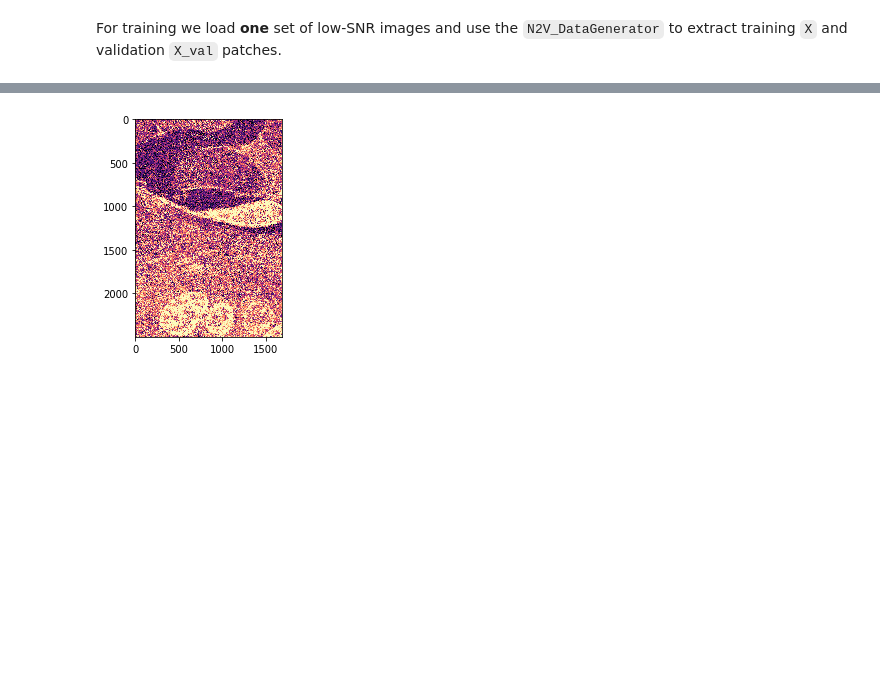
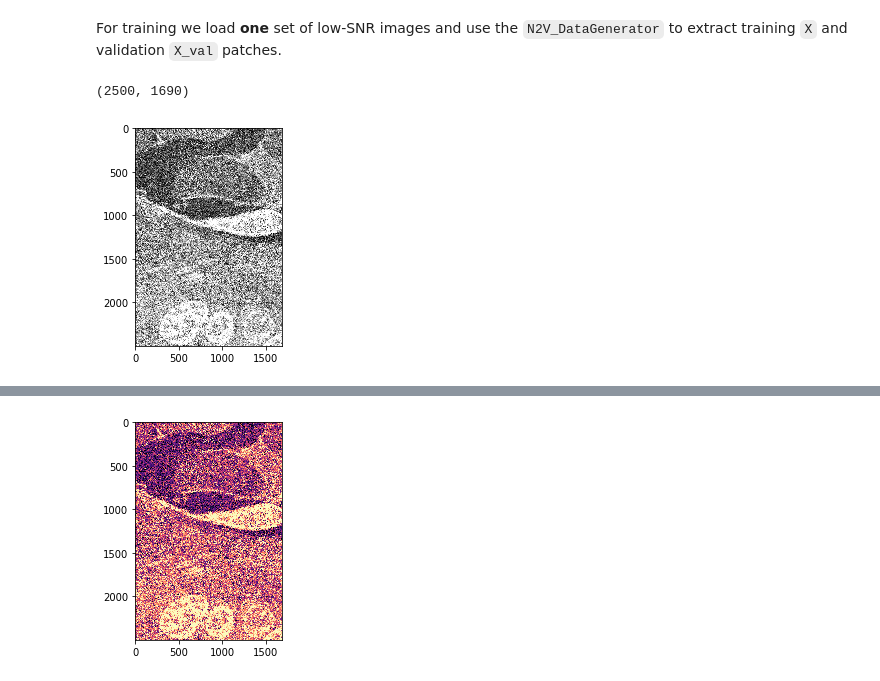
Before and after one commit to juglab/n2v, a Jupyter notebook: examples/2D/denoising2D_SEM/01_training.ipynb, the cells around one changed output, grey strips where cells are left out. Saved outputs shown, nothing was run; the diff lists cells and outputs as text; code cells hidden in the pictures; blank space fills up the shorter version.

```diff
--- a/examples/2D/denoising2D_SEM/01_training.ipynb
+++ b/examples/2D/denoising2D_SEM/01_training.ipynb
@@ -37,3 +39,11 @@ For training we load __one__ set of low-SNR images and use the <code>N2V_DataGen
 # We create our DataGenerator-object.
 # It will help us load data and extract patches for training and validation.
 datagen = N2V_DataGenerator()
+# %%
+# Here we just load a single image and inspect the dimensions.
+train_img = imread('data/train.tif')
+plt.imshow(train_img, cmap='gray')
+print(train_img.shape)
+# %% [output]
+(2500, 1690)
+[figure, added]
```
Also changed, not shown: parts of 9 cells of this notebook, 1 other file.
